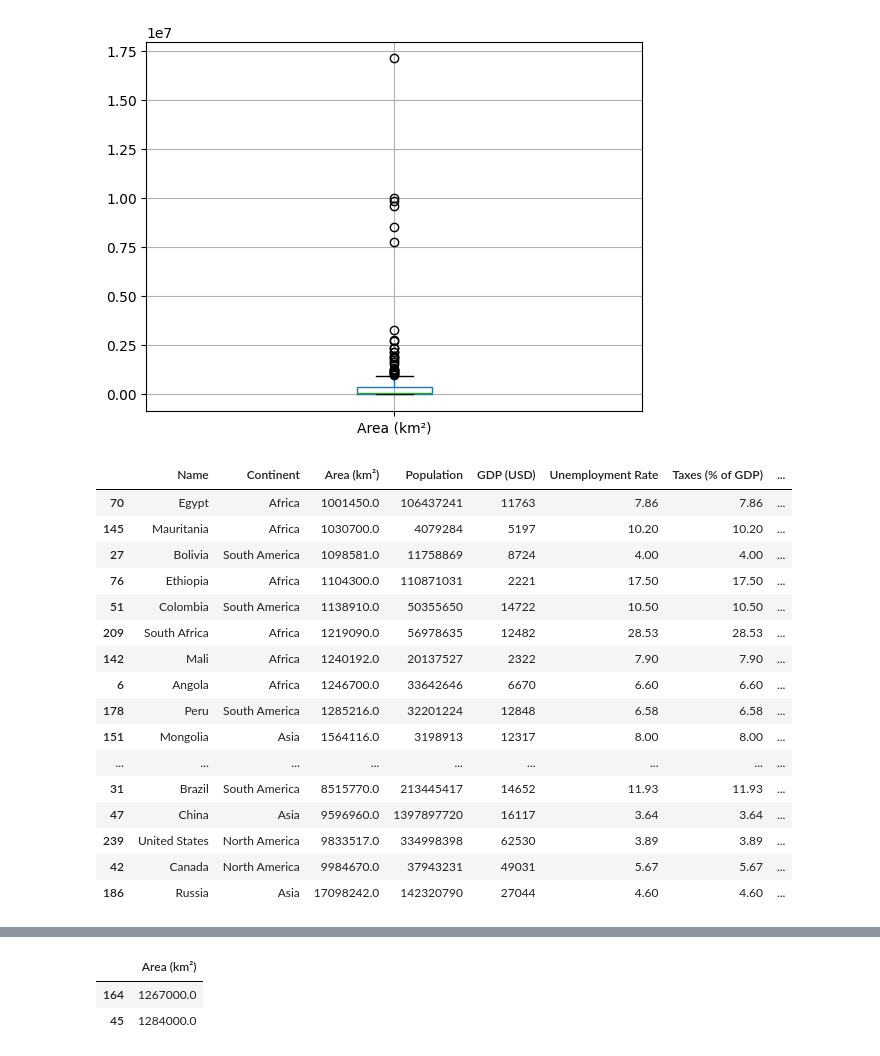
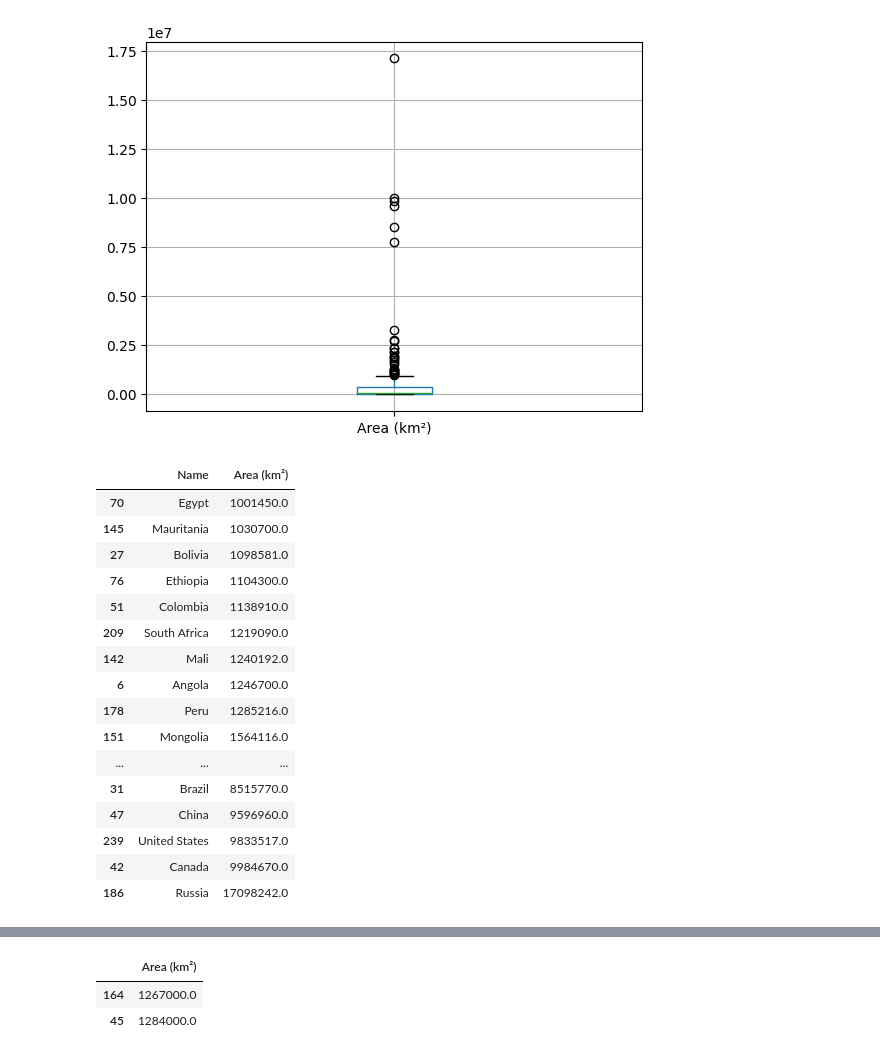
Before and after one commit to dui-luis-alberto-37/sklearn_cross_vall, a Jupyter notebook: Proyecto2_LuisAlbertoGarciaOrozco.ipynb, the cells around one changed output, grey strips where cells are left out. Saved outputs shown, nothing was run; the diff lists cells and outputs as text; code cells hidden in the pictures.

```diff
--- a/Proyecto2_LuisAlbertoGarciaOrozco.ipynb
+++ b/Proyecto2_LuisAlbertoGarciaOrozco.ipynb
@@ -95,3 +86,0 @@ Index([  1,   8,  13,  30,  32,  48,  49,  50,  56,  65,  84, 101, 102, 116,
-# %%
-df.drop(outliers_idx, axis = 0, inplace = True)
-df[df['GDP (USD)'] < 50]
@@ -99,0 +87,5 @@ df[df['GDP (USD)'] < 50]
+# %%
+outliers_idx = df[df['GDP (USD)'] < 50].index
+
+df.drop(outliers_idx, inplace = True)
+df[df['GDP (USD)'] < 50]
@@ -120,4 +112,4 @@ df[df[col] == 'World'] ## 510072000 parece un dato de área muy atípico, en gen
 # %%
-df = df.drop(250)
-df[df[col] == 'World']
+df = df.drop([250,77], axis = 0)
+df[df[col] == 'World'], df[df[col] == 'European Union']
 # %% [output]
@@ -130,3 +121,0 @@ df[df[col] == 'European Union']
-# %%
-df = df.drop(77)
-df[df[col] == 'European Union']
@@ -162,23 +165,23 @@ plt.show()
 # %% [output]
 [figure]
 # %%
-df[df[col] > 0.1e7].sort_values(col)
+df[df[col] > 0.1e7].sort_values(col).loc[:,['Name',col]]
 # %% [output]
-|  | Name | Continent | Area (km²) | Population | GDP (USD) | Unemployment Rate | Taxes (% of GDP) | ... |
-| 70 | Egypt | Africa | 1001450.0 | 106437241 | 11763 | 7.86 | 7.86 | ... |
-| 145 | Mauritania | Africa | 1030700.0 | 4079284 | 5197 | 10.20 | 10.20 | ... |
-| 27 | Bolivia | South America | 1098581.0 | 11758869 | 8724 | 4.00 | 4.00 | ... |
-| 76 | Ethiopia | Africa | 1104300.0 | 110871031 | 2221 | 17.50 | 17.50 | ... |
-| 51 | Colombia | South America | 1138910.0 | 50355650 | 14722 | 10.50 | 10.50 | ... |
-| 209 | South Africa | Africa | 1219090.0 | 56978635 | 12482 | 28.53 | 28.53 | ... |
-| 142 | Mali | Africa | 1240192.0 | 20137527 | 2322 | 7.90 | 7.90 | ... |
-| 6 | Angola | Africa | 1246700.0 | 33642646 | 6670 | 6.60 | 6.60 | ... |
-| 178 | Peru | South America | 1285216.0 | 32201224 | 12848 | 6.58 | 6.58 | ... |
-| 151 | Mongolia | Asia | 1564116.0 | 3198913 | 12317 | 8.00 | 8.00 | ... |
-| ... | ... | ... | ... | ... | ... | ... | ... | ... |
-| 31 | Brazil | South America | 8515770.0 | 213445417 | 14652 | 11.93 | 11.93 | ... |
-| 47 | China | Asia | 9596960.0 | 1397897720 | 16117 | 3.64 | 3.64 | ... |
-| 239 | United States | North America | 9833517.0 | 334998398 | 62530 | 3.89 | 3.89 | ... |
-| 42 | Canada | North America | 9984670.0 | 37943231 | 49031 | 5.67 | 5.67 | ... |
-| 186 | Russia | Asia | 17098242.0 | 142320790 | 27044 | 4.60 | 4.60 | ... |
+|  | Name | Area (km²) |
+| 70 | Egypt | 1001450.0 |
+| 145 | Mauritania | 1030700.0 |
+| 27 | Bolivia | 1098581.0 |
+| 76 | Ethiopia | 1104300.0 |
+| 51 | Colombia | 1138910.0 |
+| 209 | South Africa | 1219090.0 |
+| 142 | Mali | 1240192.0 |
+| 6 | Angola | 1246700.0 |
+| 178 | Peru | 1285216.0 |
+| 151 | Mongolia | 1564116.0 |
+| ... | ... | ... |
+| 31 | Brazil | 8515770.0 |
+| 47 | China | 9596960.0 |
+| 239 | United States | 9833517.0 |
+| 42 | Canada | 9984670.0 |
+| 186 | Russia | 17098242.0 |
 # %%
```
Also changed, not shown: parts of 81 cells of this notebook.
